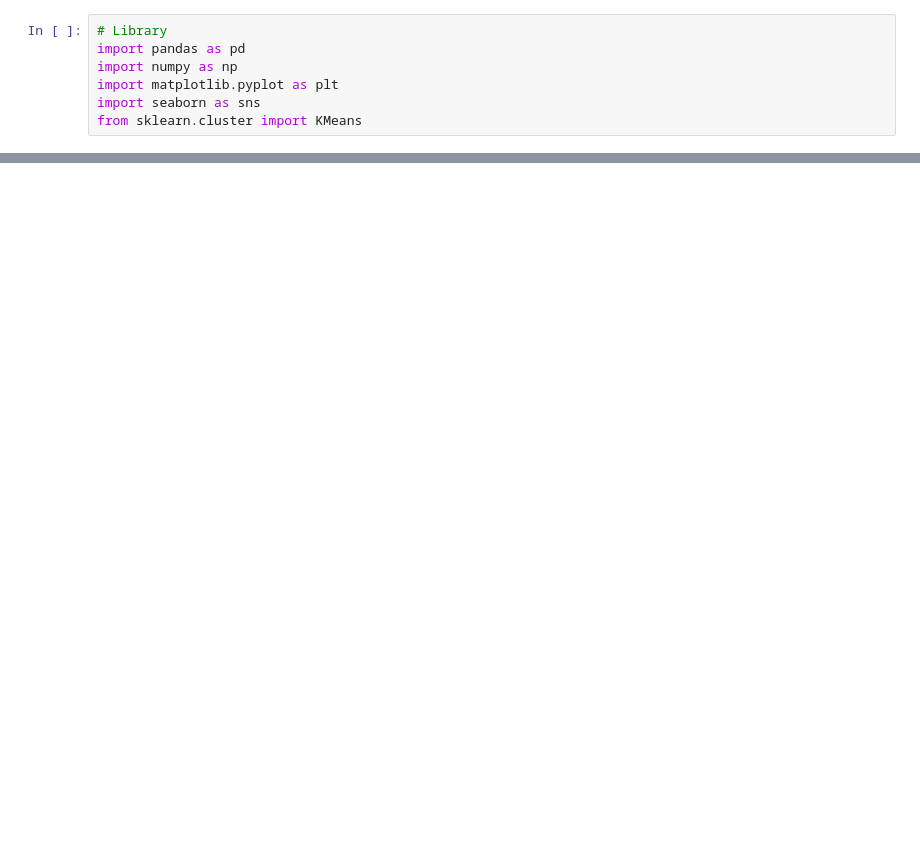
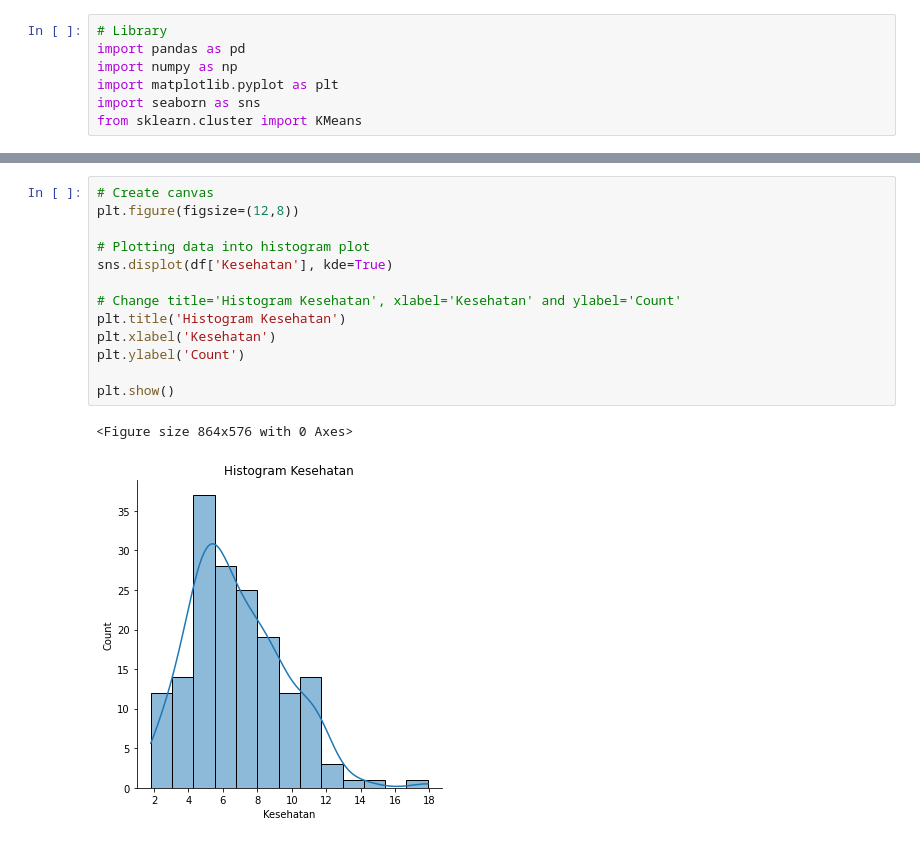
Before and after one commit to benidictusgalihmp/DS-SanberCode, a Jupyter notebook: Final Project/src/W04_F01.ipynb, the cells around one changed output, grey strips where cells are left out. Drawn from its saved outputs; the diff is of its cells as text; blank space fills up the shorter version.

```diff
--- a/Final Project/src/W04_F01.ipynb
+++ b/Final Project/src/W04_F01.ipynb
@@ -76,0 +128,16 @@ memory usage: 13.2+ KB
+# %%
+# Create canvas
+plt.figure(figsize=(12,8))
+
+# Plotting data into histogram plot
+sns.displot(df['Kesehatan'], kde=True)
+
+# Change title='Histogram Kesehatan', xlabel='Kesehatan' and ylabel='Count'
+plt.title('Histogram Kesehatan')
+plt.xlabel('Kesehatan')
+plt.ylabel('Count')
+
+plt.show()
+# %% [output]
+<Figure size 864x576 with 0 Axes>
+[figure, added]
```
Also changed, not shown: parts of 35 cells of this notebook.
